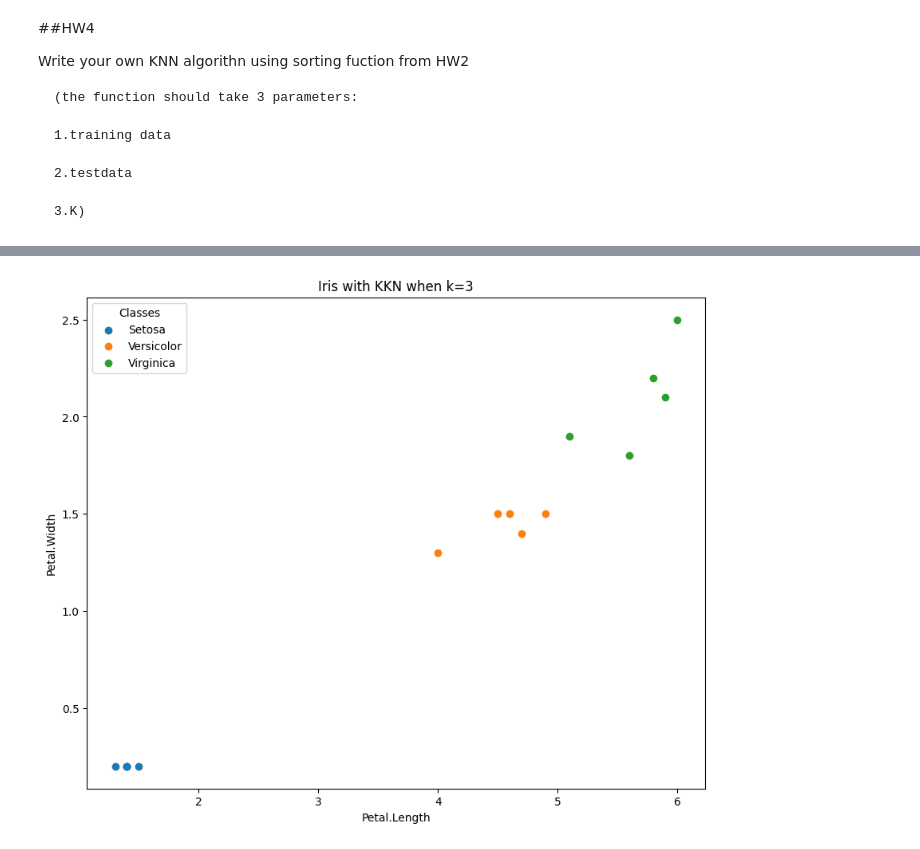
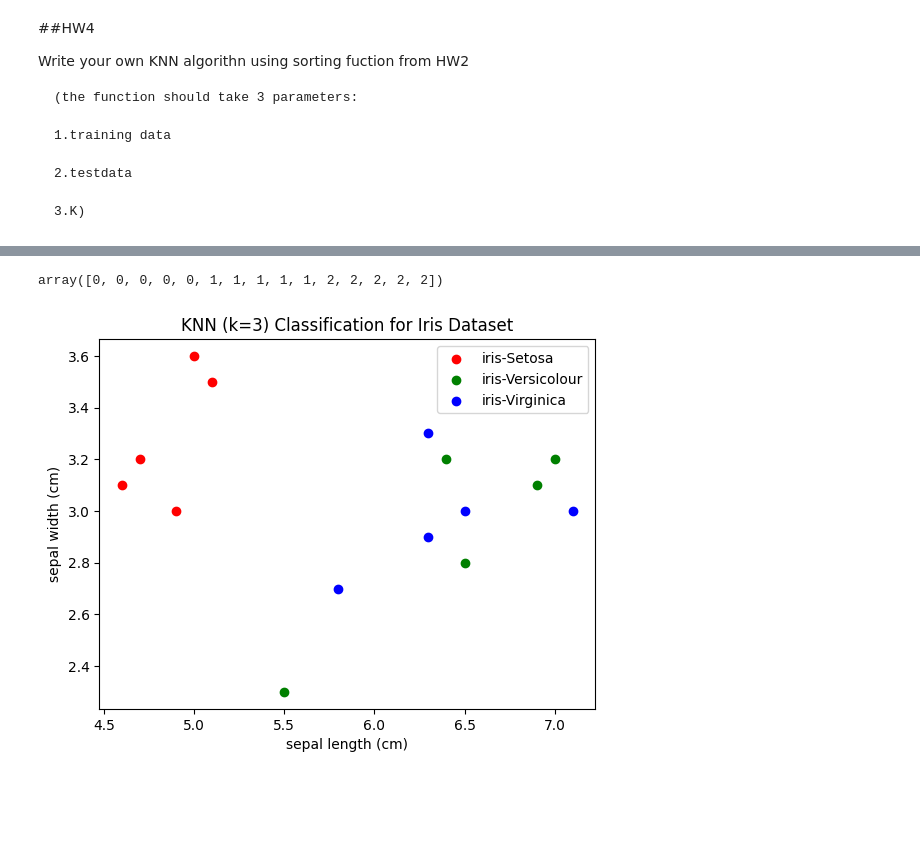
Before and after one commit to sitthatkaja/DPDM2023, a Jupyter notebook: HW4.ipynb, the cells around one changed output, grey strips where cells are left out. Drawn from its saved outputs; the diff is of its cells as text; code cells hidden in the pictures; blank space fills up the shorter version.

```diff
--- a/HW4.ipynb
+++ b/HW4.ipynb
@@ -44,6 +64,9 @@ test_label_2 = iris['target'][100:105]
 train_label_0 = iris['target'][5:50]
 train_label_1 = iris['target'][55:100]
 train_label_2 = iris['target'][105:]
+# %%
+test_labels = np.concatenate([test_label_0, test_label_1, test_label_2])
+train_labels = np.concatenate([train_label_0, train_label_1, train_label_2])
 # %% [markdown]
 ##HW4
 
@@ -94,5 +85,0 @@ def knn(train_data, train_label, test_data, k):
-# %%
-test_data = [test_data0, test_data1, test_data2]
-test_labels = [test_label_0, test_label_1, test_label_2]
-train_data = [train_data0, train_data1, train_data2]
-train_labels = [train_label_0, train_label_1, train_label_2]
@@ -103,20 +85,0 @@ import matplotlib.pyplot as plt
-# %%
-predictions = []
-for i in range(len(test_data)):
-    predictions.extend(knn(train_data[i], train_labels[i], test_data[i], k))
-
-plt.figure(figsize=(10, 8))
-
-
-plt.scatter(test_data[0][:, 0], test_data[0][:, 1], label=f'Setosa')
-plt.scatter(test_data[1][:, 0], test_data[1][:, 1], label=f'Versicolor')
-plt.scatter(test_data[2][:, 0], test_data[2][:, 1], label=f'Virginica')
-plt.xlabel('Sepal.Length')
-plt.ylabel('Sepal.Width')
-plt.legend(title='Classes')
-
-plt.title('Iris with KKN when k=3')
-plt.show()
-
-# Display the predictions
-print("Predictions:", predictions)
@@ -126,14 +85,0 @@ Predictions: [0, 0, 0, 0, 0, 1, 1, 1, 1, 1, 2, 2, 2, 2, 2]
-# %%
-plt.figure(figsize=(10, 8))
-
-plt.scatter(test_data[0][:, 2], test_data[0][:, 3], label=f'Setosa')
-plt.scatter(test_data[1][:, 2], test_data[1][:, 3], label=f'Versicolor')
-plt.scatter(test_data[2][:, 2], test_data[2][:, 3], label=f'Virginica')
-plt.xlabel('Petal.Length')
-plt.ylabel('Petal.Width')
-plt.legend(title='Classes')
-
-plt.title('Iris with KKN when k=3')
-plt.show()
-# %% [output]
-[figure, removed]
@@ -139,0 +123,23 @@ plt.show()
+# %%
+k = 3
+test_predictions = knn(train_data, train_labels, test_data, k)
+test_predictions
+# %% [output]
+array([0, 0, 0, 0, 0, 1, 1, 1, 1, 1, 2, 2, 2, 2, 2])
+# %%
+class_names = ['iris-Setosa', 'iris-Versicolour', 'iris-Virginica']
+class_colors = ['r', 'g', 'b']
+
+for i in range(len(class_names)):
+    class_indices = np.where(test_labels == i)[0]
+    plt.scatter(test_data[class_indices, 0], test_data[class_indices, 1], label=class_names[i], c=class_colors[i])
+
+plt.xlabel('sepal length (cm)')
+plt.ylabel('sepal width (cm)')
+plt.title(f'KNN (k={k}) Classification for Iris Dataset')
+
+
+plt.legend()
+plt.show()
+# %% [output]
+[figure, added]
```
Also changed, not shown: parts of 7 cells of this notebook.
